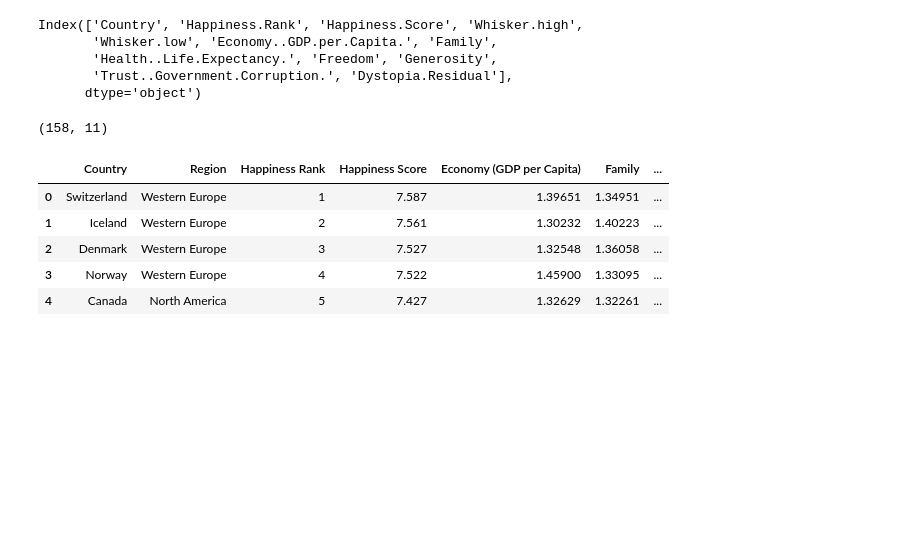
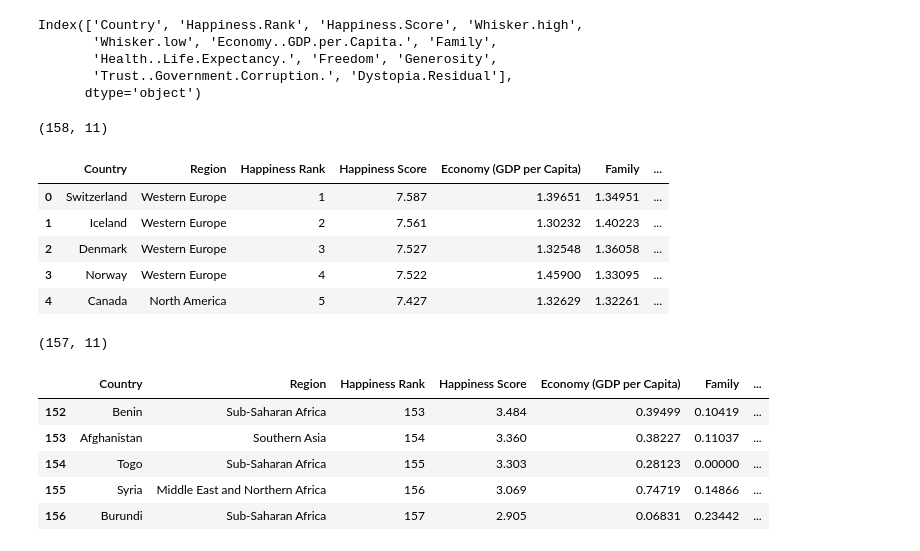
Before and after one commit to ddb95/Data_Science_and_ML_Projects, a Jupyter notebook: happinessReport/worldHappinessReport.ipynb, the cells around one changed output. Drawn from its saved outputs; the diff is of its cells as text; code cells hidden in the pictures; blank space fills up the shorter version.

Commit message:
Final Data Ready

```diff
--- a/happinessReport/worldHappinessReport.ipynb
+++ b/happinessReport/worldHappinessReport.ipynb
@@ -66,10 +66,18 @@ data2015.head()
 | 3 | Norway | Western Europe | 4 | 7.522 | 1.45900 | 1.33095 | ... |
 | 4 | Canada | North America | 5 | 7.427 | 1.32629 | 1.32261 | ... |
 # %%
-# del data2016['Lower Confidence Interval']
-# del data2016['Upper Confidence Interval']
+del data2016['Lower Confidence Interval']
+del data2016['Upper Confidence Interval']
 print(data2016.shape)
 data2016.tail()
+# %% [output]
+(157, 11)
+|  | Country | Region | Happiness Rank | Happiness Score | Economy (GDP per Capita) | Family | ... |
+| 152 | Benin | Sub-Saharan Africa | 153 | 3.484 | 0.39499 | 0.10419 | ... |
+| 153 | Afghanistan | Southern Asia | 154 | 3.360 | 0.38227 | 0.11037 | ... |
+| 154 | Togo | Sub-Saharan Africa | 155 | 3.303 | 0.28123 | 0.00000 | ... |
+| 155 | Syria | Middle East and Northern Africa | 156 | 3.069 | 0.74719 | 0.14866 | ... |
+| 156 | Burundi | Sub-Saharan Africa | 157 | 2.905 | 0.06831 | 0.23442 | ... |
 # %%
 del data2017['Whisker.high']
 del data2017['Whisker.low']
```
Also changed, not shown: parts of 64 cells of this notebook.
